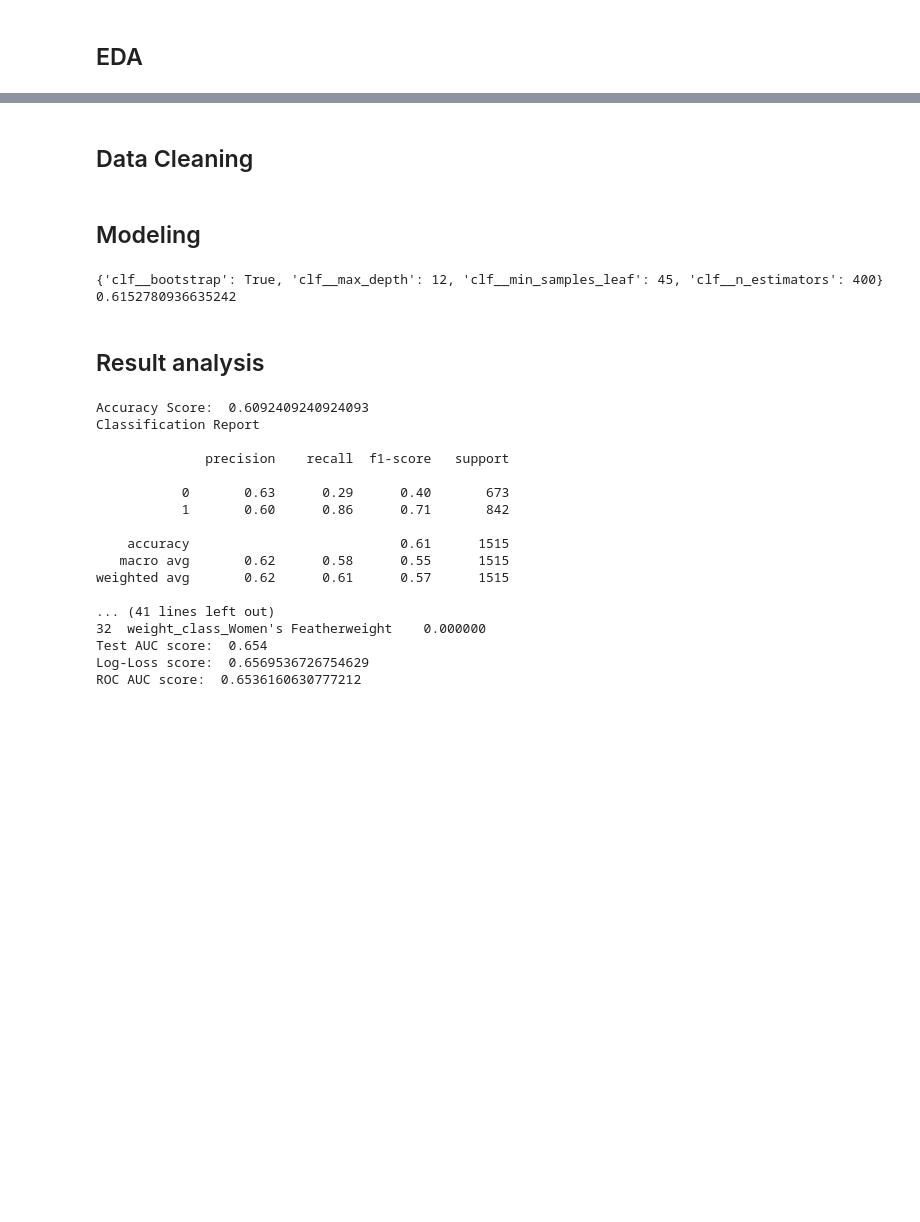
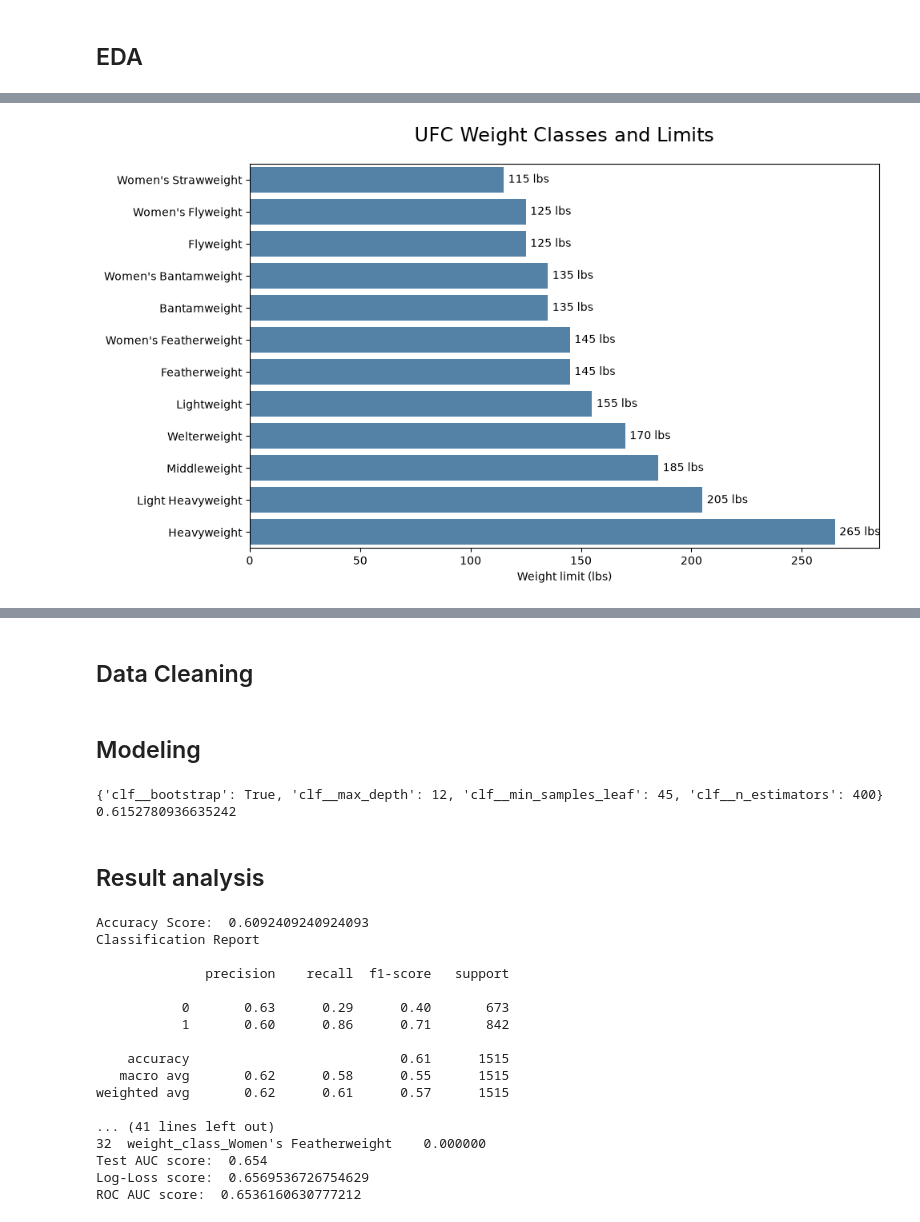
Before and after one commit to kormakursnorra/MachineLearningRepo, a Jupyter notebook: Project1/src/kormakur_notebook.ipynb, the cells around one changed output, grey strips where cells are left out. Cells and saved outputs as stored; diff of their text form; code cells hidden in the pictures; blank space fills up the shorter version.

Commit message:
report stuff and plotting

```diff
--- a/Project1/src/kormakur_notebook.ipynb
+++ b/Project1/src/kormakur_notebook.ipynb
@@ -2,10 +2,12 @@
 ## EDA
 # %%
 import pandas as pd
+import numpy as np
 import seaborn as sns
 from pathlib import Path
 import matplotlib.pyplot as plt
 
+plot_dir = Path.cwd().parent / "media"
 csv_path = Path.cwd().parent / "data" / "all_fights.csv"
 data_frame = pd.read_csv(csv_path)
 # %%
@@ -61,0 +68,82 @@ plt.show()
+# %%
+def to_bool(s):
+    # works whether the column is still "t"/"f" or already converted to 0/1
+    return s.astype(str).str.lower().isin(["t", "1", "true"])
+
+weight_limit = {
+    "Women's Strawweight": 115, "Women's Flyweight": 125, "Flyweight": 125,
+    "Women's Bantamweight": 135, "Bantamweight": 135,
+    "Women's Featherweight": 145, "Featherweight": 145, "Lightweight": 155, "Welterweight": 170,
+    "Middleweight": 185, "Light Heavyweight": 205, "Heavyweight": 265,
+}
+groups = {
+    "Lower (115-135 lbs)\nStraw, Fly, Bantam": (0, 135),
+    "Middle (145-170 lbs)\nFeather, Light, Welter": (135, 170),
+    "Heavier (185+ lbs)\nMiddle, Light Heavy, Heavy": (170, 999),
+}
+
+plot_order = [weight_class for weight_class in weight_limit if weight_class in data_frame["weight_class"].unique()]
+weight_limits_df = pd.DataFrame({
+    "weight_class": plot_order,
+    "weight_limit": [weight_limit[weight_class] for weight_class in plot_order],
+})
+
+fig0, ax0 = plt.subplots(figsize=(10, 6))
+sns.barplot(data=weight_limits_df, x="weight_limit", y="weight_class",
+            color="steelblue", ax=ax0)
+for container in ax0.containers:
+    ax0.bar_label(container, fmt="%d lbs", padding=4)
+ax0.set_title("UFC Weight Classes and Limits", fontsize=17, pad=20)
+ax0.set_xlabel("Weight limit (lbs)")
+ax0.set_ylabel("")
+ax0.set_xlim(0, 285)
+fig0.tight_layout()
+fig0.savefig(plot_dir / "weight_classes_and_limits.png", dpi=110)
+
+plt.show()
+
+
+titles = data_frame[to_bool(data_frame["title_bout"])]
+red_won = to_bool(titles["red_winner"])
+
+# One row per fighter per title fight
+per_fighter = pd.concat([
+    pd.DataFrame({"weight_class": titles["weight_class"], "age": titles["red_age"], "won": red_won}),
+    pd.DataFrame({"weight_class": titles["weight_class"], "age": titles["blue_age"], "won": ~red_won}),
+], ignore_index=True)
+per_fighter["lbs"] = per_fighter["weight_class"].map(weight_limit)
+
+# 38+ is almost entirely heavier divisions (26 of 28 fights), so 35+ is one bucket here
+labels = ["<30", "30-34", "35+"]
+per_fighter["age_bucket"] = pd.cut(per_fighter["age"], bins=[0, 29, 34, 99], labels=labels)
+
+fig, axes = plt.subplots(1, 3, figsize=(15, 5), sharey=True)
+for ax, (name, (lo, hi)) in zip(axes, groups.items()):
+    sub = per_fighter[(per_fighter["lbs"] > lo) & (per_fighter["lbs"] <= hi)]
+    buckets = (sub.groupby("age_bucket", observed=False)["won"].agg(["sum", "size"])
+                  .reindex(labels, fill_value=0))
+
+    # Win rate with Wilson 95% CI
+    p, n, z = buckets["sum"] / buckets["size"], buckets["size"], 1.96
+    centre = (p + z**2 / (2 * n)) / (1 + z**2 / n)
+    half = z * np.sqrt(p * (1 - p) / n + z**2 / (4 * n**2)) / (1 + z**2 / n)
+
+    x = np.arange(len(labels))
+    ax.bar(x, p, color=["#999", "#999", "#e67e22"])
+    ax.errorbar(x, centre, yerr=half, fmt="none", color="black", capsize=5)
+    for i, (wins, total) in enumerate(zip(buckets["sum"], n)):
+        ax.text(i, 0.02, f"{wins}-{total - wins}\nn={total}", ha="center",
+                fontsize=9, color="white", weight="bold")
+    ax.axhline(0.5, color="black", ls="--", lw=0.8)
+    ax.set_xticks(x, labels)
+    ax.set_ylim(0, 1)
+    ax.set_xlabel("Age at fight")
+    ax.set_title(name, fontsize=10)
+
+axes[0].set_ylabel("Title fight win rate")
+fig.suptitle("UFC title fight win rate by age and division group (95% Wilson CI)", fontsize=12)
+plt.tight_layout()
+fig.savefig(plot_dir / "title_winrate_by_age_division.png", dpi=110)
+plt.show()
+# %% [output]
+[figure, added]
```
Also changed, not shown: parts of 3 cells of this notebook, 8 other files.
